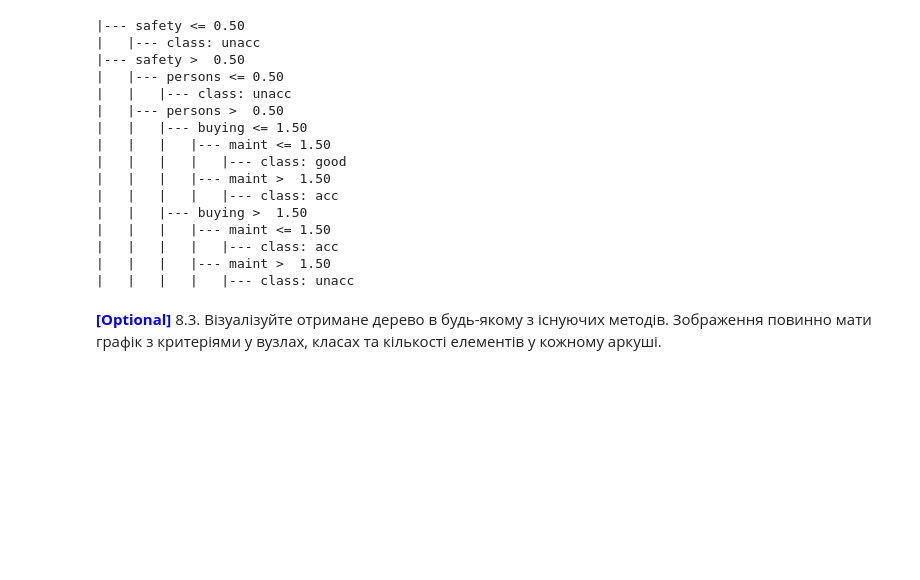
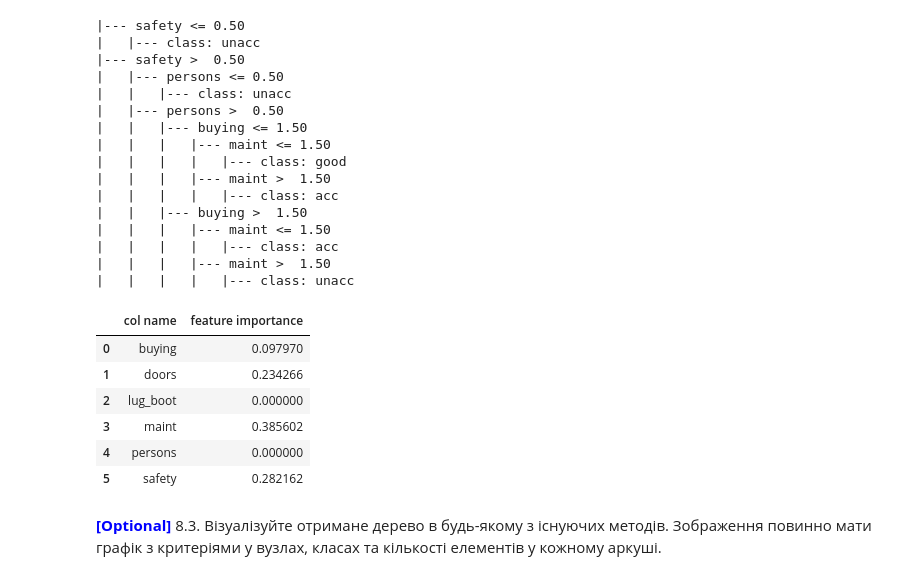
Before and after one commit to dmytrovelychko/rd_ds_python, a Jupyter notebook: hw_5.ipynb, the cells around one changed output. Saved outputs shown, nothing was run; the diff lists cells and outputs as text; code cells hidden in the pictures; blank space fills up the shorter version.

```diff
--- a/hw_5.ipynb
+++ b/hw_5.ipynb
@@ -360,6 +393,16 @@ print(export_text(dt_clf, feature_names=x_train_df.columns.to_list()))
 |   |   |   |   |--- class: acc
 |   |   |   |--- maint >  1.50
 |   |   |   |   |--- class: unacc
+# %%
+pd.DataFrame(zip(np.setdiff1d(df.columns, 'class'), dt_clf.feature_importances_), columns=['col name', 'feature importance']).style.background_gradient()
+# %% [output]
+|  | col name | feature importance |
+| 0 | buying | 0.097970 |
+| 1 | doors | 0.234266 |
+| 2 | lug_boot | 0.000000 |
+| 3 | maint | 0.385602 |
+| 4 | persons | 0.000000 |
+| 5 | safety | 0.282162 |
 # %% [markdown]
 <font color='blue'>**[Optional]**</font> 8.3. Візуалізуйте отримане дерево в будь-якому з існуючих методів. Зображення повинно мати графік з критеріями у вузлах, класах та кількості елементів у кожному аркуші.
 # %%
```
Also changed, not shown: parts of 13 cells of this notebook.
